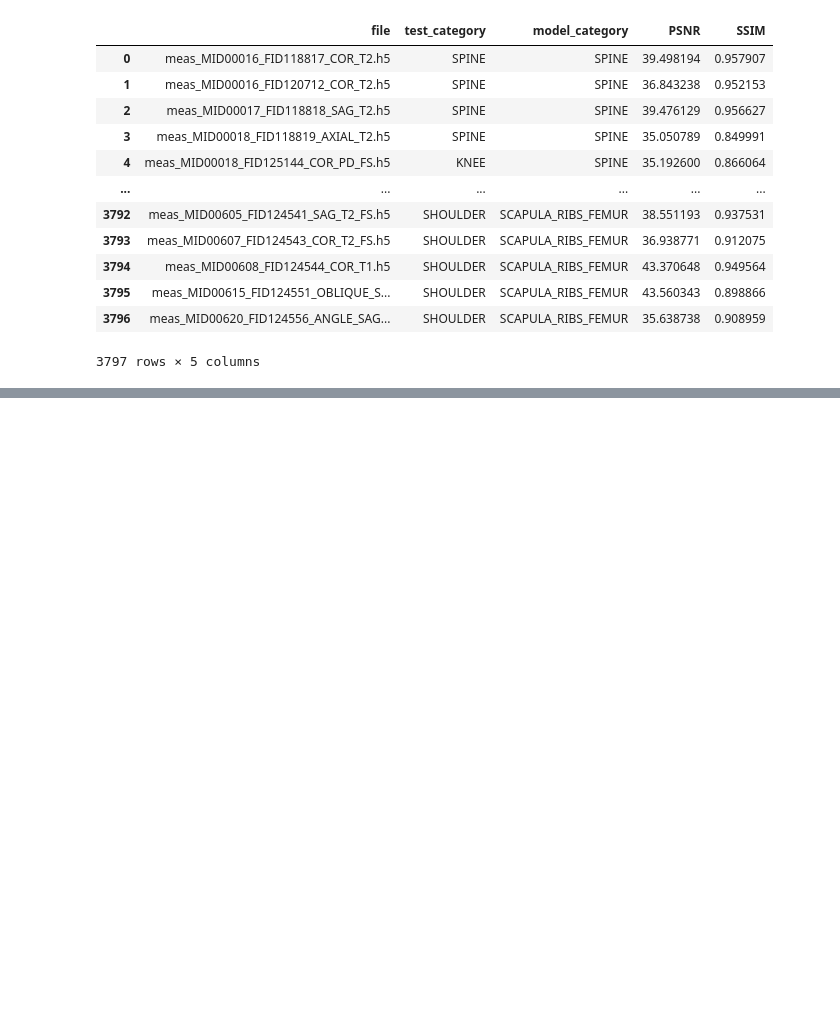
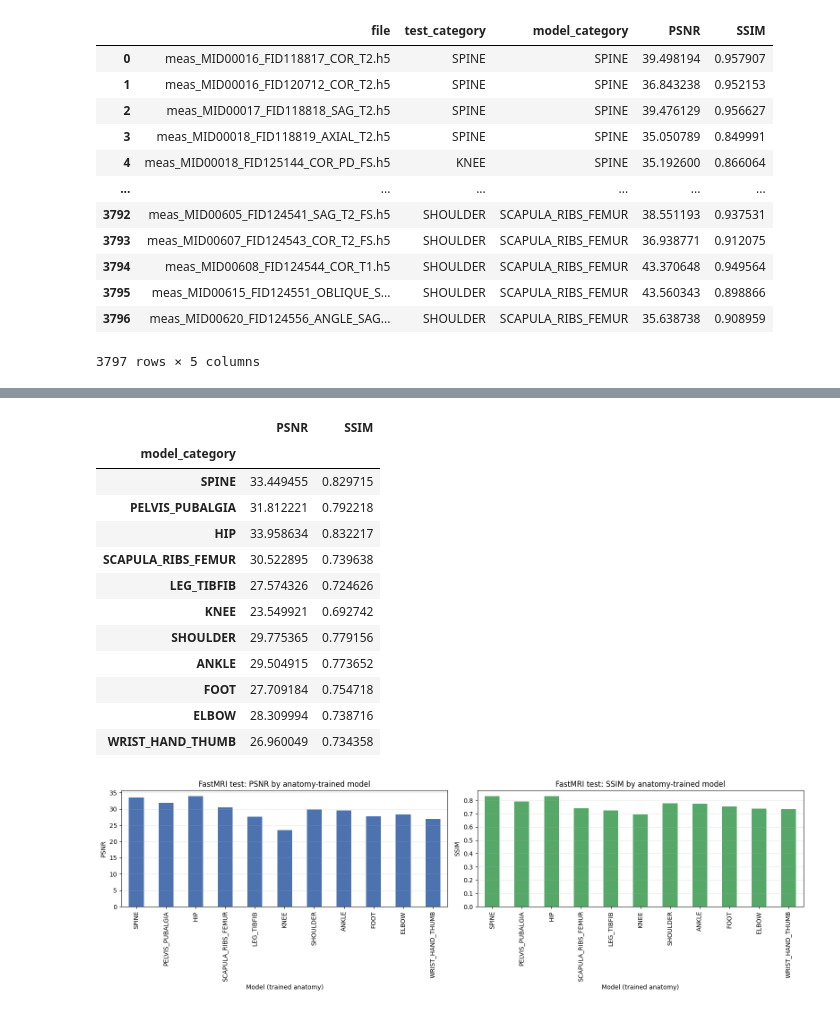
Before and after one commit to AIF4S/mosaicmri, a Jupyter notebook: varnet/analize_results/analize_results_anatomies.ipynb, the cells around one changed output, grey strips where cells are left out. Drawn from its saved outputs; the diff is of its cells as text; code cells hidden in the pictures; blank space fills up the shorter version.

```diff
--- a/varnet/analize_results/analize_results_anatomies.ipynb
+++ b/varnet/analize_results/analize_results_anatomies.ipynb
@@ -376,0 +416,69 @@ cross_df
+# %%
+# Bar plot: anatomy-trained models evaluated on FastMRI (single test category)
+
+# Assumption (based on existing paths): each anatomy model has a corresponding FastMRI test folder
+# under ../outputs/january_exps/anatomies_full/test_on_fastmri/
+# with name pattern: varnet_msk_anatomy_{cat}_casc{CASCADES}_acc{ACCELERATIONS}/metrics.json
+
+FASTMRI_ROOT = "../outputs/january_exps/anatomies_full/test_on_fastmri"
+FASTMRI_MODEL_PREFIX = "varnet_msk_anatomy_"
+
+def _safe_load_json(path):
+    try:
+        with open(path, 'r') as f:
+            return json.load(f)
+    except Exception:
+        return None
+
+fastmri_rows = []
+for cat in scan_categories.keys():
+    model_dir = os.path.join(
+        FASTMRI_ROOT,
+        f"{FASTMRI_MODEL_PREFIX}{cat.lower()}_casc{CASCADES}_acc{ACCELERATIONS}",
+    )
+    metrics_path = os.path.join(model_dir, "metrics.json")
+    mj = _safe_load_json(metrics_path)
+    if mj is None:
+        print(f"Missing/invalid metrics.json for {cat}: {metrics_path}")
+        fastmri_rows.append({"model_category": cat, "PSNR": np.nan, "SSIM": np.nan})
+        continue
+    per_vol = mj.get('per_volume', {}) if isinstance(mj, dict) else {}
+    psnr_g, ssim_g = extract_global_means(mj, per_vol)
+    fastmri_rows.append({"model_category": cat, "PSNR": psnr_g, "SSIM": ssim_g})
+
+fastmri_df = pd.DataFrame(fastmri_rows)
+fastmri_df = fastmri_df.set_index("model_category").reindex(list(scan_categories.keys()))
+display(fastmri_df)
+
+# Simple bar plots (one for PSNR, one for SSIM)
+fig, axs = plt.subplots(1, 2, figsize=(16, 5))
+
+fastmri_df["PSNR"].plot(kind="bar", ax=axs[0], color="#4C72B0")
+axs[0].set_title("FastMRI test: PSNR by anatomy-trained model")
+axs[0].set_xlabel("Model (trained anatomy)")
+axs[0].set_ylabel("PSNR")
+axs[0].grid(axis='y', alpha=0.3)
+
+fastmri_df["SSIM"].plot(kind="bar", ax=axs[1], color="#55A868")
+axs[1].set_title("FastMRI test: SSIM by anatomy-trained model")
+axs[1].set_xlabel("Model (trained anatomy)")
+axs[1].set_ylabel("SSIM")
+axs[1].grid(axis='y', alpha=0.3)
+
+plt.tight_layout()
+plt.show()
+# %% [output]
+|  | PSNR | SSIM |
+| model_category |  |  |
+| SPINE | 33.449455 | 0.829715 |
+| PELVIS_PUBALGIA | 31.812221 | 0.792218 |
+| HIP | 33.958634 | 0.832217 |
+| SCAPULA_RIBS_FEMUR | 30.522895 | 0.739638 |
+| LEG_TIBFIB | 27.574326 | 0.724626 |
+| KNEE | 23.549921 | 0.692742 |
+| SHOULDER | 29.775365 | 0.779156 |
+| ANKLE | 29.504915 | 0.773652 |
+| FOOT | 27.709184 | 0.754718 |
+| ELBOW | 28.309994 | 0.738716 |
+| WRIST_HAND_THUMB | 26.960049 | 0.734358 |
+[figure, added]
```
Also changed, not shown: parts of 3 cells of this notebook, 15 other files.
